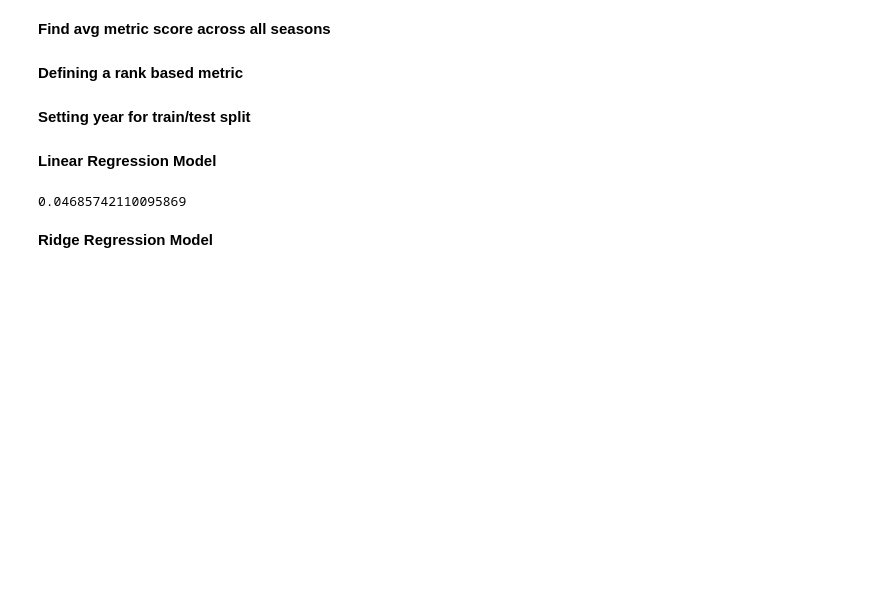
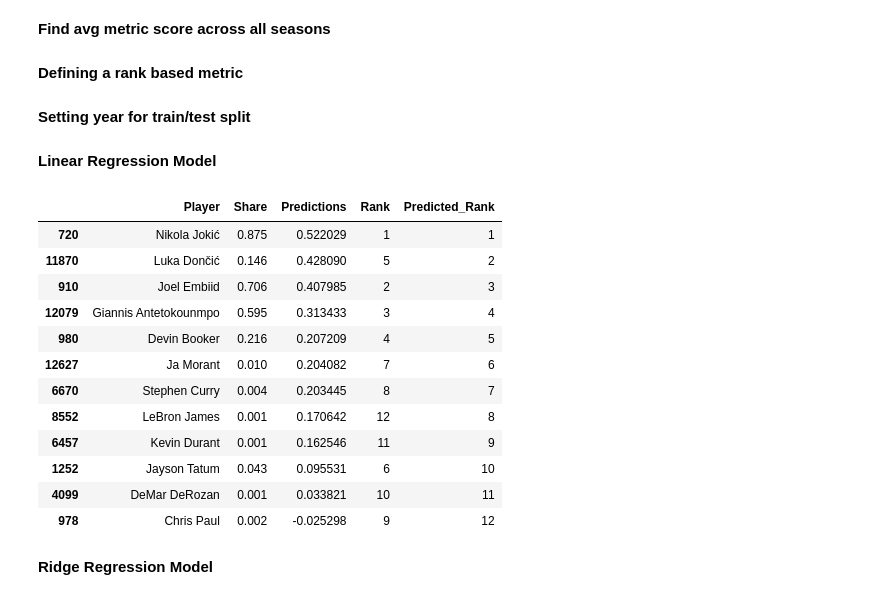
Before and after one commit to Pandabear-67/MVP_Predictor, a Jupyter notebook: mvp_only.ipynb, the cells around one changed output. Drawn from its saved outputs; the diff is of its cells as text; code cells hidden in the pictures; blank space fills up the shorter version.

```diff
--- a/mvp_only.ipynb
+++ b/mvp_only.ipynb
@@ -4,6 +4,7 @@
 import pandas as pd
 # %%
 stats = pd.read_csv("player_mvp_stats.csv")
+years = list(range(1991, 2024))
 # %%
 del stats["Unnamed: 0"]
 # %%
@@ -93,14 +94,14 @@ def run_model(regressor, X_train, X_test, Y, test):
 # %% [markdown]
 **Implementing backtesting for model selection**
 # %%
-years = list(range(1990, 2024))
 def backtest(model, years):
     mse_lst = []
     all_predictions = []
-    for year in years[5:]:
+    for year in years:
         X_train, X_test, Y, test = train_test_split(year, mvp_players)
         results, mse = run_model(model,  X_train=X_train, X_test=X_test, Y = Y, test=test)
         all_predictions.append(results)
         mse_lst.append(mse)
 
-    return sum(mse_lst)/len(mse_lst), mse_lst, pd.concat(all_predictions)
+    return sum(mse_lst)/len(mse_lst)
+    # , mse_lst, pd.concat(all_predictions)
@@ -178,14 +159,27 @@ mean_mse
 # %% [markdown]
 **Setting year for train/test split**
 # %%
-X_train, X_test, Y, test = train_test_split(2003, mvp_players)
+X_train, X_test, Y, test = train_test_split(2022, mvp_players)
 # %% [markdown]
 **Linear Regression Model**
 # %%
 mvp_linear_race, mse = run_model(LinearRegression(), X_train=X_train, X_test=X_test, Y = Y, test=test)
-mse
+mean_linear_mse = backtest(LinearRegression(), years[5:])
+mvp_linear_race
 # %% [output]
-0.04685742110095869
+|  | Player | Share | Predictions | Rank | Predicted_Rank |
+| 720 | Nikola Jokić | 0.875 | 0.522029 | 1 | 1 |
+| 11870 | Luka Dončić | 0.146 | 0.428090 | 5 | 2 |
+| 910 | Joel Embiid | 0.706 | 0.407985 | 2 | 3 |
+| 12079 | Giannis Antetokounmpo | 0.595 | 0.313433 | 3 | 4 |
+| 980 | Devin Booker | 0.216 | 0.207209 | 4 | 5 |
+| 12627 | Ja Morant | 0.010 | 0.204082 | 7 | 6 |
+| 6670 | Stephen Curry | 0.004 | 0.203445 | 8 | 7 |
+| 8552 | LeBron James | 0.001 | 0.170642 | 12 | 8 |
+| 6457 | Kevin Durant | 0.001 | 0.162546 | 11 | 9 |
+| 1252 | Jayson Tatum | 0.043 | 0.095531 | 6 | 10 |
+| 4099 | DeMar DeRozan | 0.001 | 0.033821 | 10 | 11 |
+| 978 | Chris Paul | 0.002 | -0.025298 | 9 | 12 |
 # %% [markdown]
 **Ridge Regression Model**
 # %%
```
Also changed, not shown: parts of 7 cells of this notebook.
